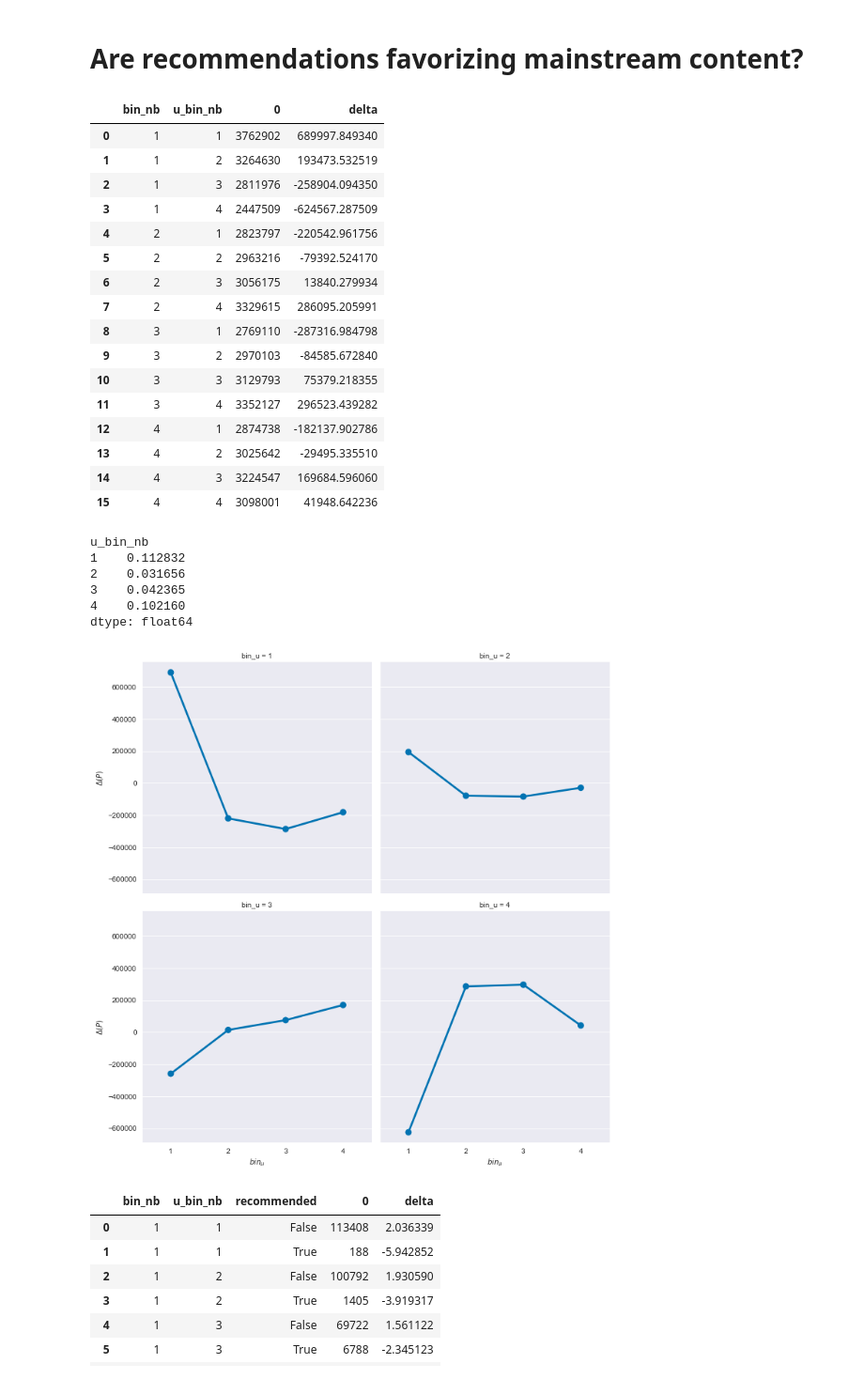
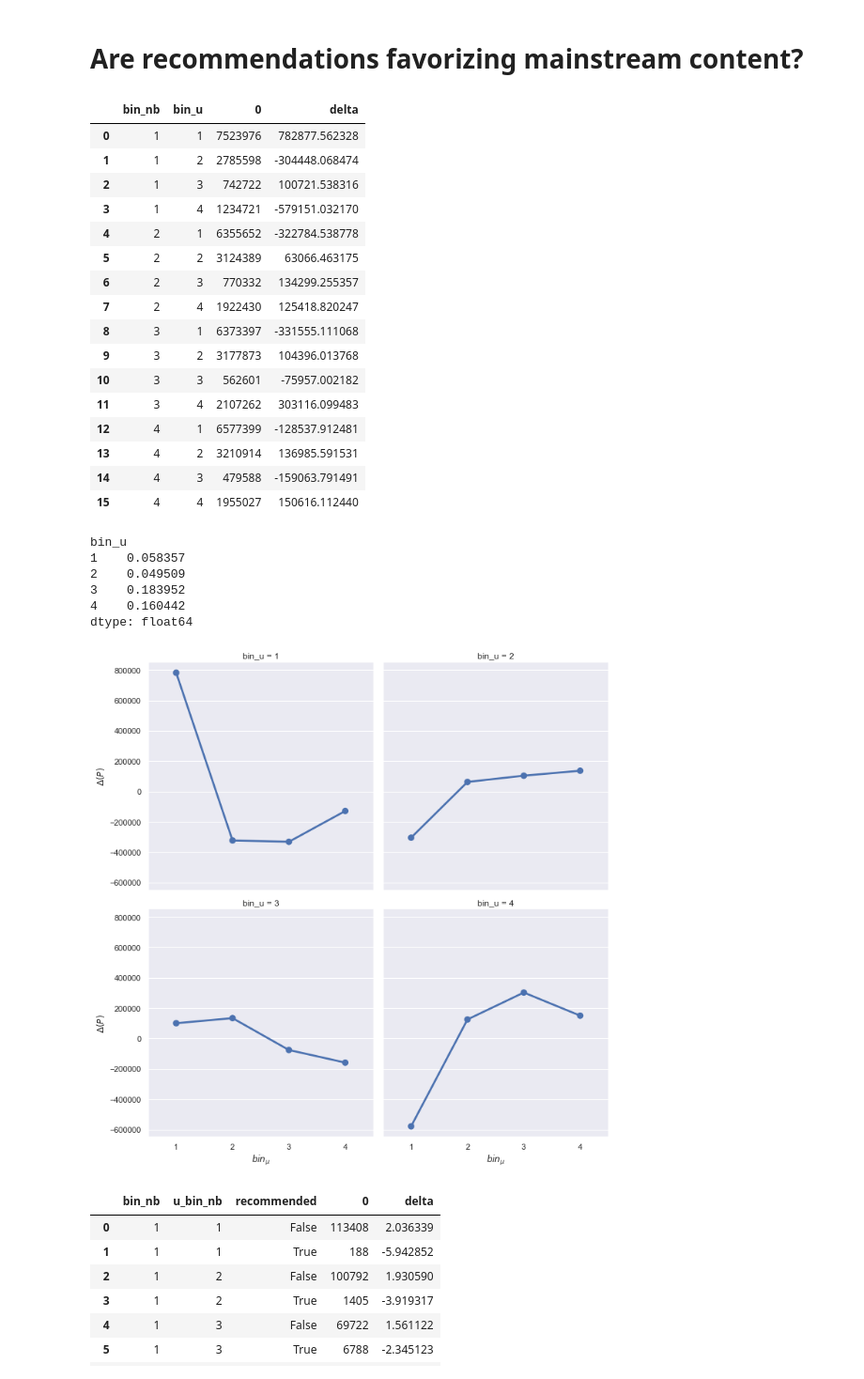
Before and after one commit to QuVil/cmb-recommendation, a Jupyter notebook: src/analysis/mainstream_tests.ipynb, the cells around one changed output. Shown at 94% size. Drawn from its saved outputs; the diff is of its cells as text; code cells hidden in the pictures.

```diff
--- a/src/analysis/mainstream_tests.ipynb
+++ b/src/analysis/mainstream_tests.ipynb
@@ -326,14 +321,15 @@ tax.boundary(linewidth=1.0)
 
 colors = ["red", "blue", "green", "orange", "purple", "magenta", "yellow", "cyan", "azure", "lime", "silver", "teal", "hotpink"]
 
+cluster_names = ["Equilibrium", "Hyper-organics", "Hyper-editorials", "Hyper-algorithmics"]
 for i in range(len(points_list)):
-    tax.scatter(points_list[i], marker='p', color=colors[i], label=f"cluster {i}", alpha=0.3)
+    tax.scatter(points_list[i], marker='p', color=colors[i], label=f"{cluster_names[i]}", alpha=0.3)
 
 # tax.scatter(points_noise, marker='p', color='black', label="noise", alpha=0.1)
 
-tax.right_corner_label("Algo", fontsize=10)
-tax.top_corner_label("Edito", fontsize=10)
-tax.left_corner_label("Orga", fontsize=10)
+tax.right_corner_label("Algorithmic", fontsize=10)
+tax.top_corner_label("Editorial", fontsize=10)
+tax.left_corner_label("Organic", fontsize=10)
 tax.legend()
 # tax.ticks(axis='lbr', linewidth=1, multiple=.1)
 
@@ -541,58 +555,58 @@ sns.relplot(x="bin_nb", y="ratio", kind="line", col="user_id", col_wrap=3, dashe
 # Are recommendations favorizing mainstream content?
 # %%
 # Trying to go back from zero -- instead of ratios, working with deltas considering each bin+bin_u has about the same amount of plays
-bin_bin_plays = data.merge(users_reco, left_on="user_id", right_on="user_id").drop(["sng_id", "origin"], axis=1).groupby(["bin_nb", "u_bin_nb", "recommended"]).size().to_frame().reset_index()
+bin_bin_plays = data.drop(["sng_id"], axis=1).groupby(["bin_nb", "bin_u", "origin"]).size().to_frame().reset_index()
 
-u_bin_distrib = data.merge(users_reco, left_on="user_id", right_on="user_id").groupby("u_bin_nb").size()
+u_bin_distrib = data.groupby("bin_u").size()
 plays_distrib = pd.Series(dtype="float64")
 for i in range(1, BIN_AMNT+1):
     plays_distrib = plays_distrib.append(u_bin_distrib * bin_distrib[i])
 
-bin_bin_plays
 plays_distrib = plays_distrib.to_frame().reset_index()
 plays_distrib.columns = ["binu", "expected"]
 plays_distrib["binmn"] = np.repeat(np.arange(1, 5, 1), 4)
 
 # Combine rec and org -- for total version
 bin_bin_plays_tot = bin_bin_plays
-bin_bin_plays_tot = bin_bin_plays_tot.groupby(["bin_nb", "u_bin_nb"]).sum().reset_index().drop("recommended", axis=1)
-bin_bin_plays_tot["delta"] = np.log(bin_bin_plays_tot[0]) - np.log(plays_distrib["expected"]) # Log or not ? That is the question
+bin_bin_plays_tot = bin_bin_plays_tot.groupby(["bin_nb", "bin_u"]).sum().reset_index()#.drop("recommended", axis=1)
+# bin_bin_plays_tot["delta"] = np.log(bin_bin_plays_tot[0]) - np.log(plays_distrib["expected"]) # Log or not ? That is the question
+bin_bin_plays_tot["delta"] = bin_bin_plays_tot[0] - plays_distrib["expected"]
 bin_bin_plays_tot
 # %% [output]
-|  | bin_nb | u_bin_nb | 0 | delta |
-| 0 | 1 | 1 | 3762902 | 689997.849340 |
-| 1 | 1 | 2 | 3264630 | 193473.532519 |
-| 2 | 1 | 3 | 2811976 | -258904.094350 |
-| 3 | 1 | 4 | 2447509 | -624567.287509 |
-| 4 | 2 | 1 | 2823797 | -220542.961756 |
-| 5 | 2 | 2 | 2963216 | -79392.524170 |
-| 6 | 2 | 3 | 3056175 | 13840.279934 |
-| 7 | 2 | 4 | 3329615 | 286095.205991 |
-| 8 | 3 | 1 | 2769110 | -287316.984798 |
-| 9 | 3 | 2 | 2970103 | -84585.672840 |
-| 10 | 3 | 3 | 3129793 | 75379.218355 |
-| 11 | 3 | 4 | 3352127 | 296523.439282 |
-| 12 | 4 | 1 | 2874738 | -182137.902786 |
-| 13 | 4 | 2 | 3025642 | -29495.335510 |
-| 14 | 4 | 3 | 3224547 | 169684.596060 |
-| 15 | 4 | 4 | 3098001 | 41948.642236 |
+|  | bin_nb | bin_u | 0 | delta |
+| 0 | 1 | 1 | 7523976 | 782877.562328 |
+| 1 | 1 | 2 | 2785598 | -304448.068474 |
+| 2 | 1 | 3 | 742722 | 100721.538316 |
+| 3 | 1 | 4 | 1234721 | -579151.032170 |
+| 4 | 2 | 1 | 6355652 | -322784.538778 |
+| 5 | 2 | 2 | 3124389 | 63066.463175 |
+| 6 | 2 | 3 | 770332 | 134299.255357 |
+| 7 | 2 | 4 | 1922430 | 125418.820247 |
+| 8 | 3 | 1 | 6373397 | -331555.111068 |
+| 9 | 3 | 2 | 3177873 | 104396.013768 |
+| 10 | 3 | 3 | 562601 | -75957.002182 |
+| 11 | 3 | 4 | 2107262 | 303116.099483 |
+| 12 | 4 | 1 | 6577399 | -128537.912481 |
+| 13 | 4 | 2 | 3210914 | 136985.591531 |
+| 14 | 4 | 3 | 479588 | -159063.791491 |
+| 15 | 4 | 4 | 1955027 | 150616.112440 |
 # %%
 bin_bin_plays_tot["delta"] = bin_bin_plays_tot["delta"].map(np.abs)
-bin_bin_plays_tot.groupby("u_bin_nb").sum()["delta"] / plays_distrib.groupby("binu").sum()["expected"]
+bin_bin_plays_tot.groupby("bin_u").sum()["delta"] / plays_distrib.groupby("binu").sum()["expected"]
 # %% [output]
-u_bin_nb
-1    0.112832
-2    0.031656
-3    0.042365
-4    0.102160
+bin_u
+1    0.058357
+2    0.049509
+3    0.183952
+4    0.160442
 dtype: float64
 # %%
 h = sns.catplot(x="bin_nb", y="delta", col="bin_u", col_wrap=2, kind="point", data=bin_bin_plays_tot.rename(columns={"u_bin_nb": "bin_u"}))
 h.set_axis_labels(r'$bin_\mu$', r'$\Delta(P)$')
-sns.set(font_scale=.4)
+sns.set(font_scale=1)
 plt.savefig("../../results/bin_bin_logdeltas.pdf")
 # %% [output]
-[figure, old version]
+[figure, new version]
 # %%
 # Separated version
 plays_distrib_sep = plays_distrib.apply(lambda x: np.repeat(x, 2))
```
Also changed, not shown: parts of 4 cells of this notebook, 9 other files.
